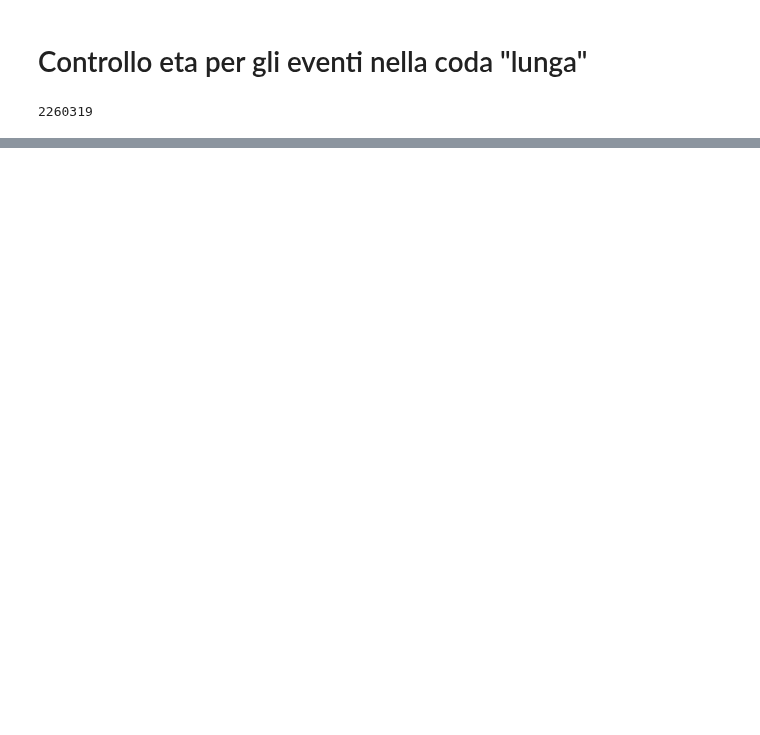
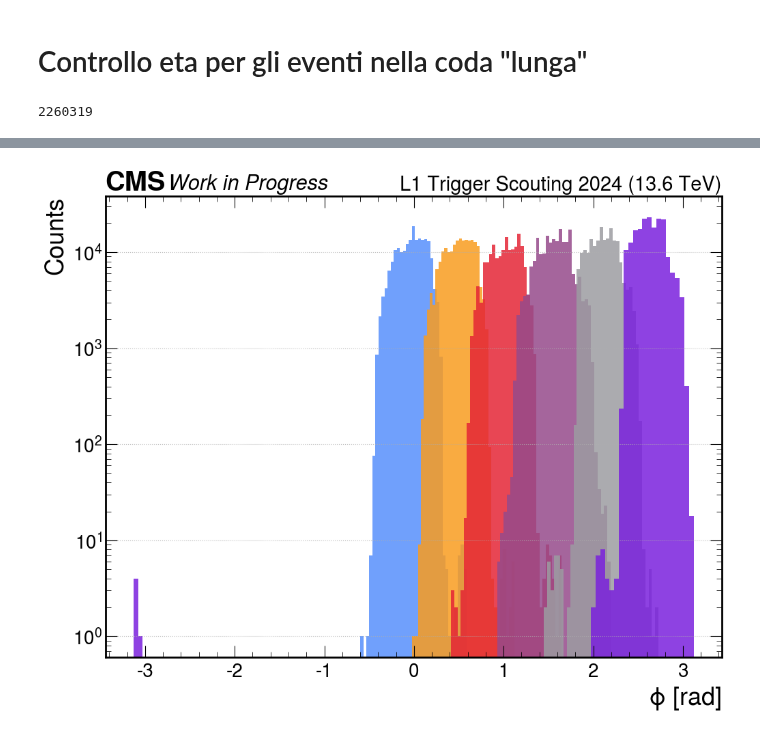
Before and after one commit to francescoreschio/Tesi-Triennale, a Jupyter notebook: Codice/BMTF.ipynb, the cells around one changed output, grey strips where cells are left out. Saved outputs shown, nothing was run; the diff lists cells and outputs as text; code cells hidden in the pictures; blank space fills up the shorter version.

```diff
--- a/Codice/BMTF.ipynb
+++ b/Codice/BMTF.ipynb
@@ -407,0 +407,30 @@ ax.tick_params(axis='both', which='both', length=0, labelsize = FONTSIZE - 5)
+# %%
+BmtfPhiDistribution = ArrayConcatenation(BmtfPhiDistributionLS133, BmtfPhiDistributionLS263, BmtfPhiDistributionLS264, BmtfPhiDistributionLS306)
+# %%
+fig, ax = plt.subplots(figsize=FIGSIZE, constrained_layout=True)
+
+set_tick_font(ax, FONTSIZE - 2)
+draw_cms_label(ax, fontsize= FONTSIZE, label="Work in Progress", rlabel="L1 Trigger Scouting 2024 (13.6 TeV)")
+
+ax.hist(BmtfPhiDistribution[0], bins = 35, alpha = 0.85)
+ax.hist(BmtfPhiDistribution[1], bins = 35, alpha = 0.85)
+ax.hist(BmtfPhiDistribution[2], bins = 35, alpha = 0.85)
+ax.hist(BmtfPhiDistribution[3], bins = 35, alpha = 0.85)
+ax.hist(BmtfPhiDistribution[4], bins = 35, alpha = 0.85)
+ax.hist(BmtfPhiDistribution[5], bins = 120, alpha = 0.85)
+#ax.hist(BmtfPhiDistribution[6], bins = 120, alpha = 0.85)
+#ax.hist(BmtfPhiDistribution[7], bins = 120, alpha = 0.85)
+#ax.hist(BmtfPhiDistribution[8], bins = 35, alpha = 0.85)
+#ax.hist(BmtfPhiDistribution[9], bins = 35, alpha = 0.85)
+#ax.hist(BmtfPhiDistribution[10], bins = 35, alpha = 0.85)
+#ax.hist(BmtfPhiDistribution[11], bins = 35, alpha = 0.85)
+
+
+ax.set_xlabel('$\phi$ [rad]')
+ax.set_ylabel('Counts')
+#ax.legend()
+
+ax.grid(visible=True, axis='y')
+ax.set_yscale('log')
+# %% [output]
+[figure, added]
```
Also changed, not shown: parts of 9 cells of this notebook, 2 other files.
